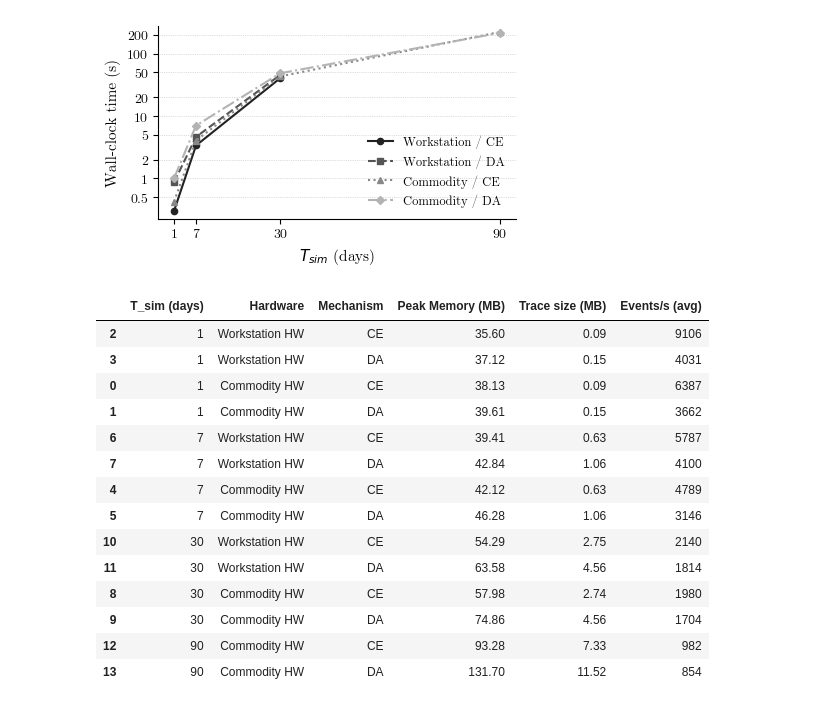
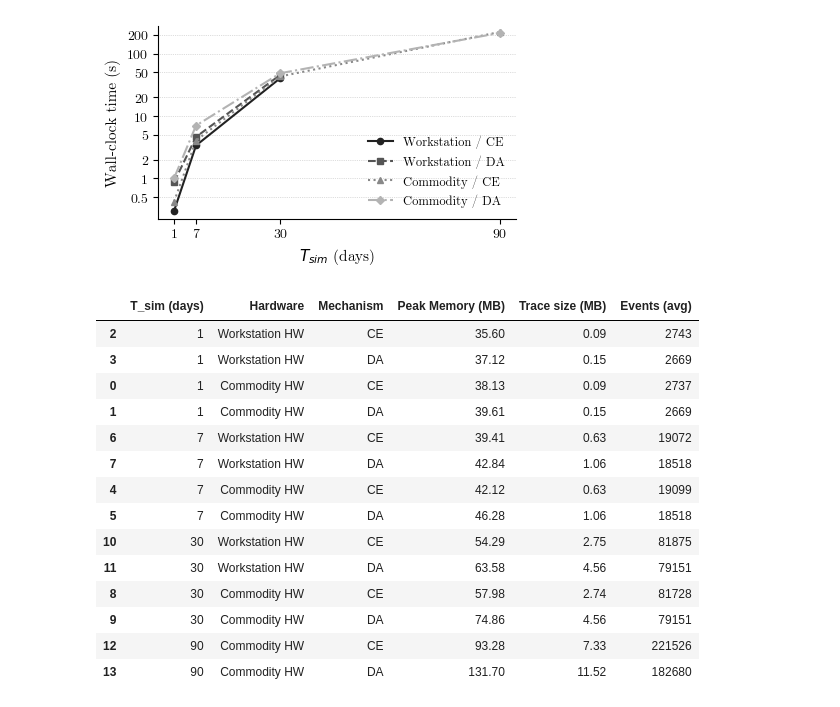
Before and after one commit to IvanComp/COORDINATE-2.0, a Jupyter notebook: Paper Results/paper_results_plots.ipynb, the cells around one changed output. Drawn from its saved outputs; the diff is of its cells as text; code cells hidden in the pictures.

```diff
--- a/Paper Results/paper_results_plots.ipynb
+++ b/Paper Results/paper_results_plots.ipynb
@@ -839,7 +880,7 @@ summary = (
     runs.groupby(['sim_days', 'hardware', 'coord_label', 'profile'], as_index=False)
     .agg(
         wall_time_s=('wall_time_s', 'mean'),
-        events_per_wall_s=('events_per_wall_s', 'mean'),
+        event_count=('event_count', 'mean'),
         max_rss_mb=('max_rss_mb', 'mean'),
         total_output_size_mb=('total_output_size_mb', 'mean'),
     )
@@ -851,18 +892,18 @@ summary = summary.sort_values(['sim_days', 'hardware', 'coord_label'])
 
 resource_table = summary[[
     'sim_days', 'hardware', 'coord_label',
-    'max_rss_mb', 'total_output_size_mb', 'events_per_wall_s',
+    'max_rss_mb', 'total_output_size_mb', 'event_count',
 ]].rename(columns={
     'sim_days': 'T_sim (days)',
     'hardware': 'Hardware',
     'coord_label': 'Mechanism',
     'max_rss_mb': 'Peak Memory (MB)',
     'total_output_size_mb': 'Trace size (MB)',
-    'events_per_wall_s': 'Events/s (avg)',
+    'event_count': 'Events (avg)',
 })
 resource_table['Peak Memory (MB)'] = resource_table['Peak Memory (MB)'].round(2)
 resource_table['Trace size (MB)'] = resource_table['Trace size (MB)'].round(2)
-resource_table['Events/s (avg)'] = resource_table['Events/s (avg)'].round(0).astype('Int64')
+resource_table['Events (avg)'] = resource_table['Events (avg)'].round(0).astype('Int64')
 
 sim_days_order = sorted(summary['sim_days'].dropna().unique())
 series = {profile: summary[summary['profile'] == profile].set_index('sim_days') for profile in profile_order}
@@ -877,45 +918,45 @@ for idx, profile in enumerate(profile_order):
         values,
         label=profile_labels.get(profile, profile),
         color=LINE_COLORS[idx % len(LINE_COLORS)],
         linestyle=LINE_STYLES[idx % len(LINE_STYLES)],
         marker=MARKERS[idx % len(MARKERS)],
         linewidth=1.5,
         markersize=4.5,
     )
 ax.set_xlabel('$T_{sim}$ (days)', fontsize=11)
 ax.set_ylabel('Wall-clock time (s)', fontsize=11)
 ax.set_yscale('log')
 wall_values = summary['wall_time_s'].dropna()
 if not wall_values.empty:
     y_min = max(0.1, wall_values.min() * 0.75)
     y_max = wall_values.max() * 1.25
     tick_candidates = np.array([0.2, 0.5, 1, 2, 5, 10, 20, 50, 100, 200, 500, 1000])
     y_ticks = tick_candidates[(tick_candidates >= y_min) & (tick_candidates <= y_max)]
     ax.set_ylim(y_min, y_max)
     ax.set_yticks(y_ticks)
     ax.set_yticklabels([f'{tick:g}' for tick in y_ticks])
     ax.minorticks_off()
 ax.set_xticks(sim_days_order)
 ax.tick_params(axis='both', labelsize=10)
 style_axes(ax, grid_axis='y')
 ax.legend(loc='lower right', frameon=False, fontsize=9)
 fig.tight_layout()
 save_or_show(fig, ROOT, 'rq4_wall_time_scalability.pdf')
 display(resource_table)
 # %% [output]
 [figure]
-|  | T_sim (days) | Hardware | Mechanism | Peak Memory (MB) | Trace size (MB) | Events/s (avg) |
-| 2 | 1 | Workstation HW | CE | 35.60 | 0.09 | 9106 |
-| 3 | 1 | Workstation HW | DA | 37.12 | 0.15 | 4031 |
-| 0 | 1 | Commodity HW | CE | 38.13 | 0.09 | 6387 |
-| 1 | 1 | Commodity HW | DA | 39.61 | 0.15 | 3662 |
-| 6 | 7 | Workstation HW | CE | 39.41 | 0.63 | 5787 |
-| 7 | 7 | Workstation HW | DA | 42.84 | 1.06 | 4100 |
-| 4 | 7 | Commodity HW | CE | 42.12 | 0.63 | 4789 |
-| 5 | 7 | Commodity HW | DA | 46.28 | 1.06 | 3146 |
-| 10 | 30 | Workstation HW | CE | 54.29 | 2.75 | 2140 |
-| 11 | 30 | Workstation HW | DA | 63.58 | 4.56 | 1814 |
-| 8 | 30 | Commodity HW | CE | 57.98 | 2.74 | 1980 |
-| 9 | 30 | Commodity HW | DA | 74.86 | 4.56 | 1704 |
-| 12 | 90 | Commodity HW | CE | 93.28 | 7.33 | 982 |
-| 13 | 90 | Commodity HW | DA | 131.70 | 11.52 | 854 |
+|  | T_sim (days) | Hardware | Mechanism | Peak Memory (MB) | Trace size (MB) | Events (avg) |
+| 2 | 1 | Workstation HW | CE | 35.60 | 0.09 | 2743 |
+| 3 | 1 | Workstation HW | DA | 37.12 | 0.15 | 2669 |
+| 0 | 1 | Commodity HW | CE | 38.13 | 0.09 | 2737 |
+| 1 | 1 | Commodity HW | DA | 39.61 | 0.15 | 2669 |
+| 6 | 7 | Workstation HW | CE | 39.41 | 0.63 | 19072 |
+| 7 | 7 | Workstation HW | DA | 42.84 | 1.06 | 18518 |
+| 4 | 7 | Commodity HW | CE | 42.12 | 0.63 | 19099 |
+| 5 | 7 | Commodity HW | DA | 46.28 | 1.06 | 18518 |
+| 10 | 30 | Workstation HW | CE | 54.29 | 2.75 | 81875 |
+| 11 | 30 | Workstation HW | DA | 63.58 | 4.56 | 79151 |
+| 8 | 30 | Commodity HW | CE | 57.98 | 2.74 | 81728 |
+| 9 | 30 | Commodity HW | DA | 74.86 | 4.56 | 79151 |
+| 12 | 90 | Commodity HW | CE | 93.28 | 7.33 | 221526 |
+| 13 | 90 | Commodity HW | DA | 131.70 | 11.52 | 182680 |
```
Also changed, not shown: parts of 3 cells of this notebook, 21 other files.
